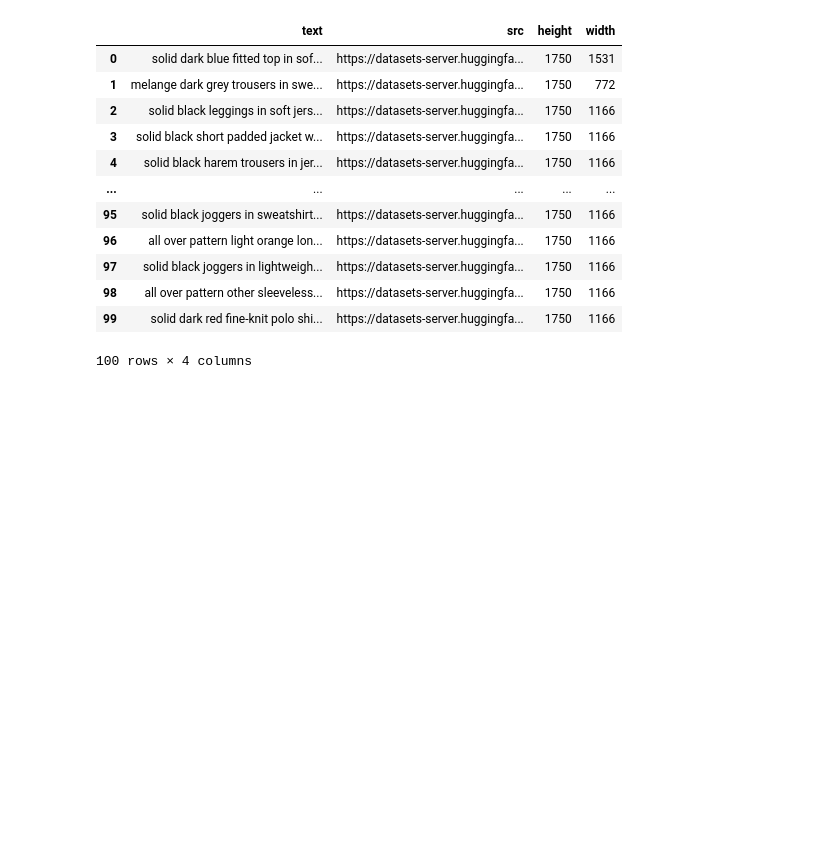
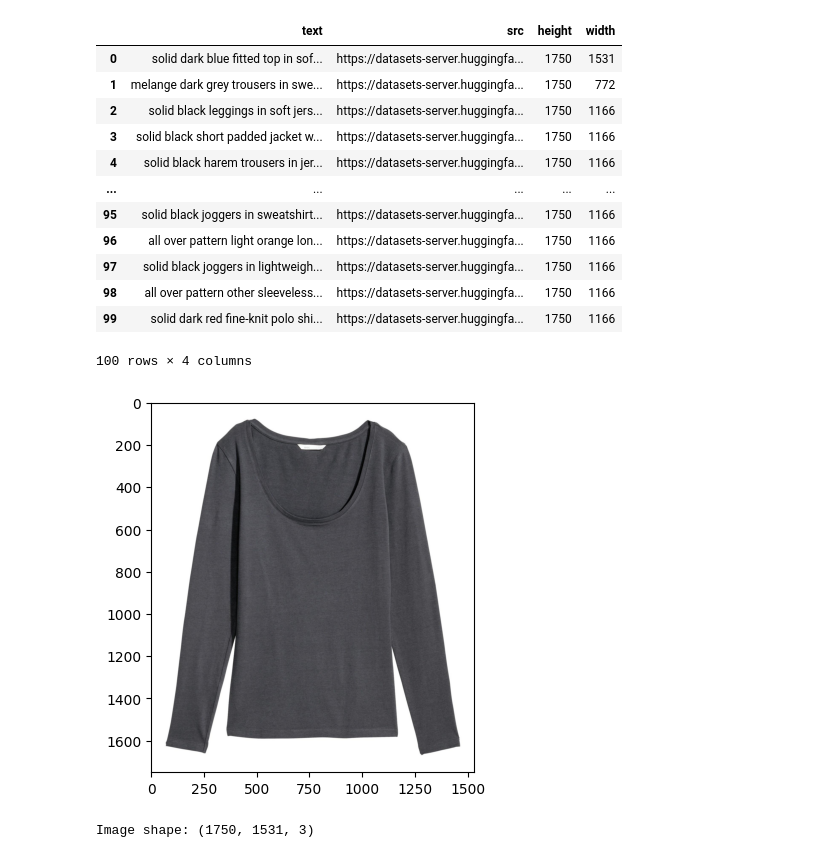
Before and after one commit to IsaD01/Deep-learning-, a Jupyter notebook: Opdracht3_2.ipynb, the cells around one changed output. Drawn from its saved outputs; the diff is of its cells as text; code cells hidden in the pictures; blank space fills up the shorter version.

```diff
--- a/Opdracht3_2.ipynb
+++ b/Opdracht3_2.ipynb
@@ -46,0 +63,19 @@ dataframe
+# %%
+response = requests.get(dataframe['src'][0])
+response.raise_for_status()  # Check for HTTP errors
+
+# Convert the response content to an image
+img = Image.open(BytesIO(response.content))
+
+# Display the image
+plt.imshow(img)
+plt.show()
+
+img_cv = cv2.cvtColor(np.array(img), cv2.COLOR_RGB2BGR)
+
+# Get and print the shape of the image
+img_shape = img_cv.shape
+print(f"Image shape: {img_shape}")
+# %% [output]
+[figure, added]
+Image shape: (1750, 1531, 3)
```
Also changed, not shown: parts of 3 cells of this notebook.
